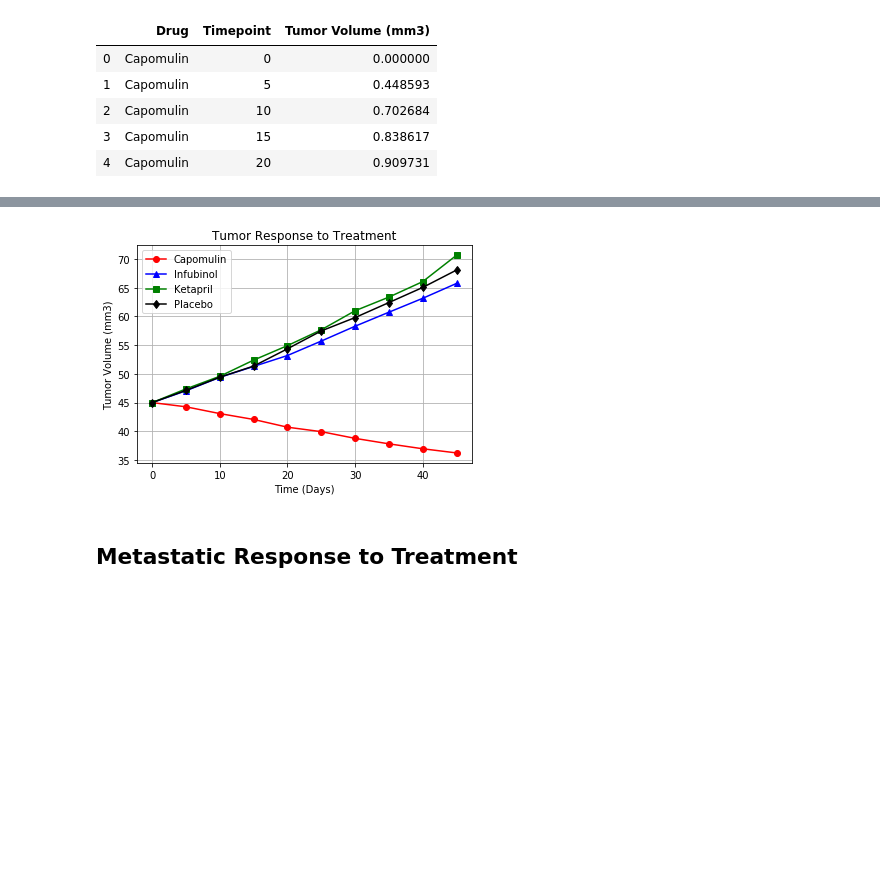
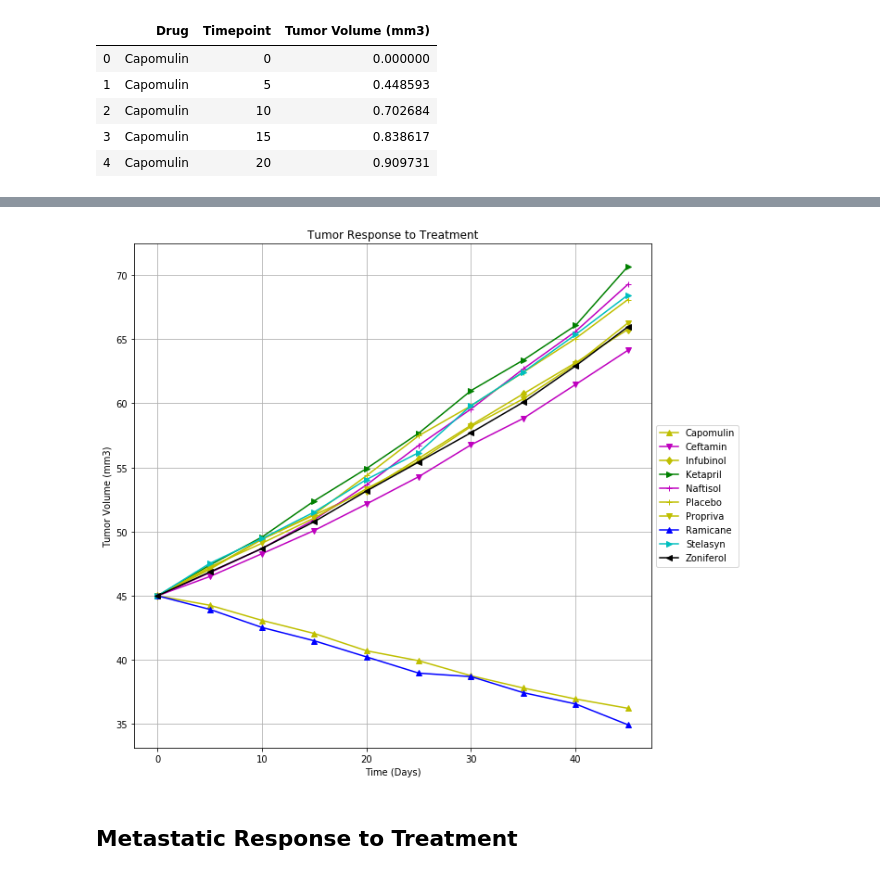
Before and after one commit to phamkdaniel/Pymaceuticals, a Jupyter notebook: pymaceuticals_starter.ipynb, the cells around one changed output, grey strips where cells are left out. Drawn from its saved outputs; the diff is of its cells as text; code cells hidden in the pictures; blank space fills up the shorter version.

```diff
--- a/pymaceuticals_starter.ipynb
+++ b/pymaceuticals_starter.ipynb
@@ -73,22 +70,28 @@ tumor_sterr_df.head()
 # %%
 # create drugs and timepoints
-drugs = clinic_mouse_df["Drug"].unique()
+drugs = clinic_mouse_df.sort_values("Drug")["Drug"].unique()
 timepoint = [x for x in np.arange(0, 50, step=5)]
+
+
+# Minor Data Munging to Re-Format the Data Frames
 
 # grab all drugs by timepoint for each time in timepoint and transpose the column
 tumor_times = [mean_tumor_df.iloc[[x for x in np.arange(i, len(mean_tumor_df), step=10)], [0,2]]
              for i in range(0, len(drugs))]
 tumor_times = [item.set_index("Drug").T for item in tumor_times]
 
-# append all time rows to single DataFrame
+
+# append all rows to single DataFrame
 tumor_summary_df = tumor_times[0]
 for i in range(1, len(tumor_times)):
     tumor_summary_df = tumor_summary_df.append(tumor_times[i])
+
 
 # create Timepoint index
 tumor_summary_df["Timepoint"] = timepoint
 tumor_summary_df = tumor_summary_df.set_index("Timepoint")
 
+
 # Preview DataFrame
 tumor_summary_df
 # %% [output]
@@ -105,27 +108,43 @@ tumor_summary_df
 | 40 | 36.958001 | 61.467895 | 63.162824 | 66.068580 | 65.600754 | 65.052675 | 63.045537 | 36.574081 | 65.356386 | ... |
 | 45 | 36.236114 | 64.132421 | 65.755562 | 70.662958 | 69.265506 | 68.084082 | 66.258529 | 34.955595 | 68.438310 | ... |
 # %%
+mkrs = ["o", "^", "s", "d", "x", "+", "*", "v", "<", ">"]
+clrs = ["r", "b", "g", "k" , "c", "m", "y"]
+
+# set figsize
+plt.figure(figsize=(10, 10))
+
+# plt.plot(timepoint, tumor_summary_df["Capomulin"], marker="o", color="r", label="Capomulin")
+# plt.plot(timepoint, tumor_summary_df["Infubinol"], marker="^", color="b", label="Infubinol")
+# plt.plot(timepoint, tumor_summary_df["Ketapril"], marker="s", color="g", label="Ketapril")
+# plt.plot(timepoint, tumor_summary_df["Placebo"], marker ="d", color="k", label="Placebo")
+
 # Generate the Plot (with Error Bars)
-plt.plot(timepoint, tumor_summary_df["Capomulin"], marker="o", color="red", label="Capomulin")
-plt.plot(timepoint, tumor_summary_df["Infubinol"], marker="^", color="blue", label="Infubinol")
-plt.plot(timepoint, tumor_summary_df["Ketapril"], marker="s", color="green", label="Ketapril")
-plt.plot(timepoint, tumor_summary_df["Placebo"], marker ="d", color="black", label="Placebo")
+# plot tumor response for all drugs
+for drug in drugs:
+    plt.plot(timepoint, tumor_summary_df[drug], color=random.choice(clrs), marker=random.choice(mkrs), label=drug)
 
+# set title and x,y labels
 plt.title("Tumor Response to Treatment")
 plt.xlabel("Time (Days)")
 plt.ylabel("Tumor Volume (mm3)")
 
-plt.legend(loc="upper left")
+# set legend
+plt.legend(loc="center left", bbox_to_anchor=(1,0.5))
+
+
+# set grid
 plt.grid()
-plt.show()
+
 
 # Save the Figure
-# plt.savefig("tumor_treatment.png")
+# plt.savefig("tumor_response.png")
+
 
 # Show the Figure
 plt.show()
 # %% [output]
-[figure, old version]
+[figure, new version]
 # %% [markdown]
 ## Metastatic Response to Treatment
 # %%
```
Also changed, not shown: parts of 23 cells of this notebook.
